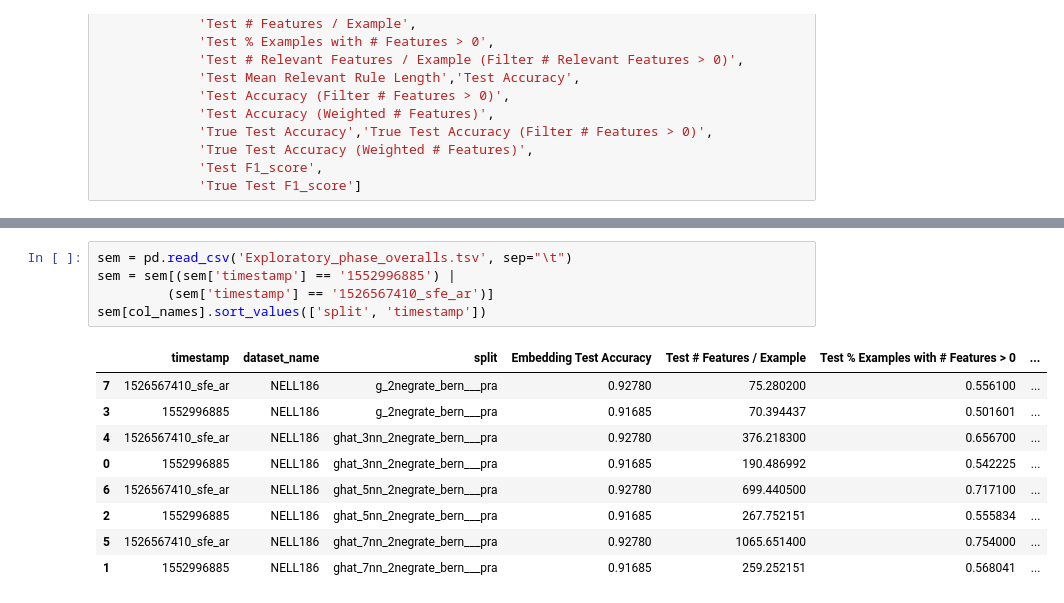
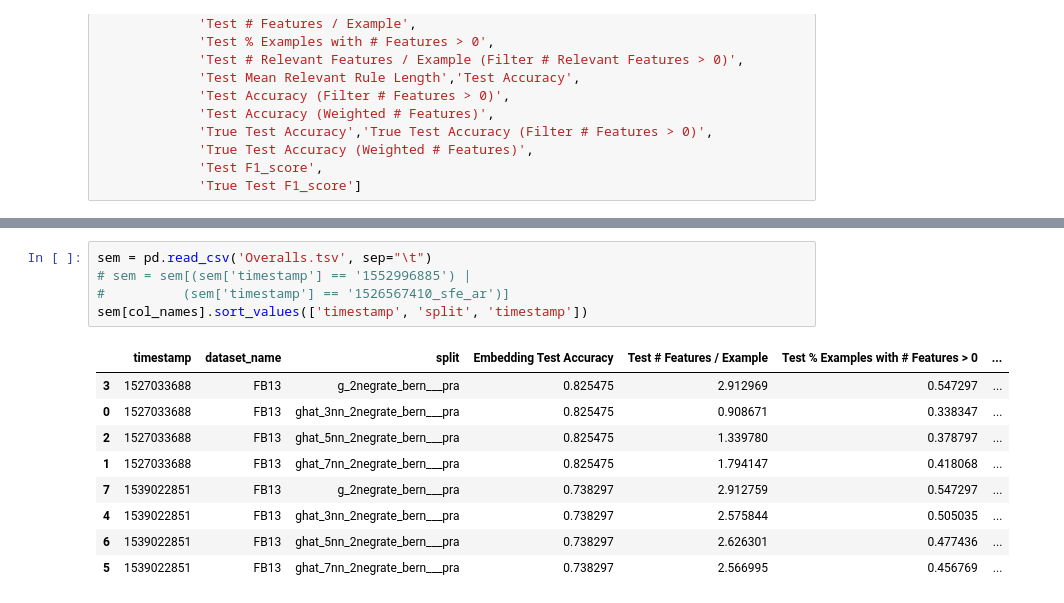
Before and after one commit to ARuschel/XKE, a Jupyter notebook: Results_Consolidation.ipynb, the cells around one changed output, grey strips where cells are left out. Drawn from its saved outputs; the diff is of its cells as text.

```diff
--- a/Results_Consolidation.ipynb
+++ b/Results_Consolidation.ipynb
@@ -34,15 +64,15 @@ col_names = ['timestamp',
 # %%
-sem = pd.read_csv('Exploratory_phase_overalls.tsv', sep="\t")
-sem = sem[(sem['timestamp'] == '1552996885') |
-         (sem['timestamp'] == '1526567410_sfe_ar')]
-sem[col_names].sort_values(['split', 'timestamp'])
+sem = pd.read_csv('Overalls.tsv', sep="\t")
+# sem = sem[(sem['timestamp'] == '1552996885') |
+#          (sem['timestamp'] == '1526567410_sfe_ar')]
+sem[col_names].sort_values(['timestamp', 'split', 'timestamp'])
 # %% [output]
 |  | timestamp | dataset_name | split | Embedding Test Accuracy | Test # Features / Example | Test % Examples with # Features > 0 | ... |
-| 7 | 1526567410_sfe_ar | NELL186 | g_2negrate_bern___pra | 0.92780 | 75.280200 | 0.556100 | ... |
-| 3 | 1552996885 | NELL186 | g_2negrate_bern___pra | 0.91685 | 70.394437 | 0.501601 | ... |
-| 4 | 1526567410_sfe_ar | NELL186 | ghat_3nn_2negrate_bern___pra | 0.92780 | 376.218300 | 0.656700 | ... |
-| 0 | 1552996885 | NELL186 | ghat_3nn_2negrate_bern___pra | 0.91685 | 190.486992 | 0.542225 | ... |
-| 6 | 1526567410_sfe_ar | NELL186 | ghat_5nn_2negrate_bern___pra | 0.92780 | 699.440500 | 0.717100 | ... |
-| 2 | 1552996885 | NELL186 | ghat_5nn_2negrate_bern___pra | 0.91685 | 267.752151 | 0.555834 | ... |
-| 5 | 1526567410_sfe_ar | NELL186 | ghat_7nn_2negrate_bern___pra | 0.92780 | 1065.651400 | 0.754000 | ... |
-| 1 | 1552996885 | NELL186 | ghat_7nn_2negrate_bern___pra | 0.91685 | 259.252151 | 0.568041 | ... |
+| 3 | 1527033688 | FB13 | g_2negrate_bern___pra | 0.825475 | 2.912969 | 0.547297 | ... |
+| 0 | 1527033688 | FB13 | ghat_3nn_2negrate_bern___pra | 0.825475 | 0.908671 | 0.338347 | ... |
+| 2 | 1527033688 | FB13 | ghat_5nn_2negrate_bern___pra | 0.825475 | 1.339780 | 0.378797 | ... |
+| 1 | 1527033688 | FB13 | ghat_7nn_2negrate_bern___pra | 0.825475 | 1.794147 | 0.418068 | ... |
+| 7 | 1539022851 | FB13 | g_2negrate_bern___pra | 0.738297 | 2.912759 | 0.547297 | ... |
+| 4 | 1539022851 | FB13 | ghat_3nn_2negrate_bern___pra | 0.738297 | 2.575844 | 0.505035 | ... |
+| 6 | 1539022851 | FB13 | ghat_5nn_2negrate_bern___pra | 0.738297 | 2.626301 | 0.477436 | ... |
+| 5 | 1539022851 | FB13 | ghat_7nn_2negrate_bern___pra | 0.738297 | 2.566995 | 0.456769 | ... |
```
Also changed, not shown: parts of 3 cells of this notebook, 3 other files.
